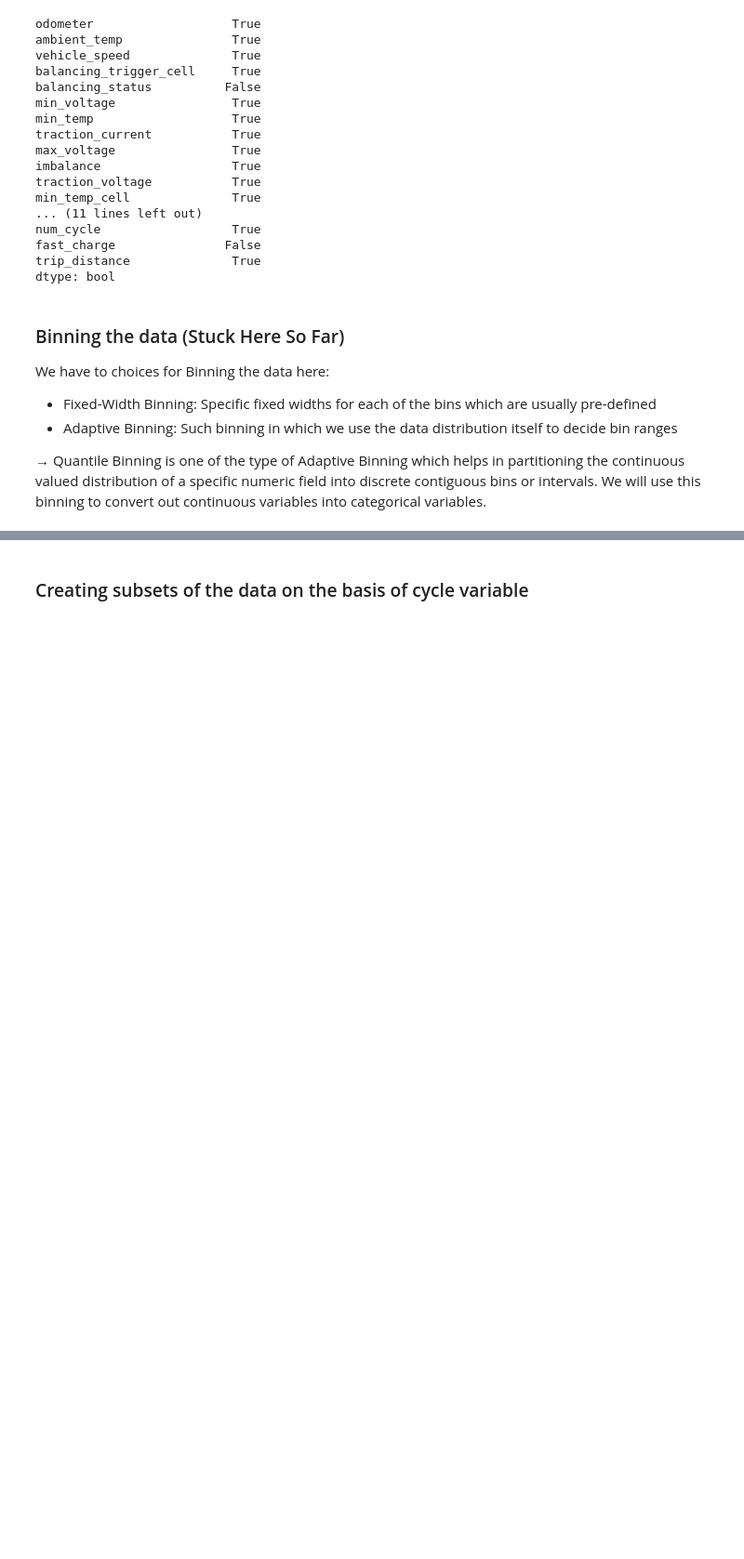
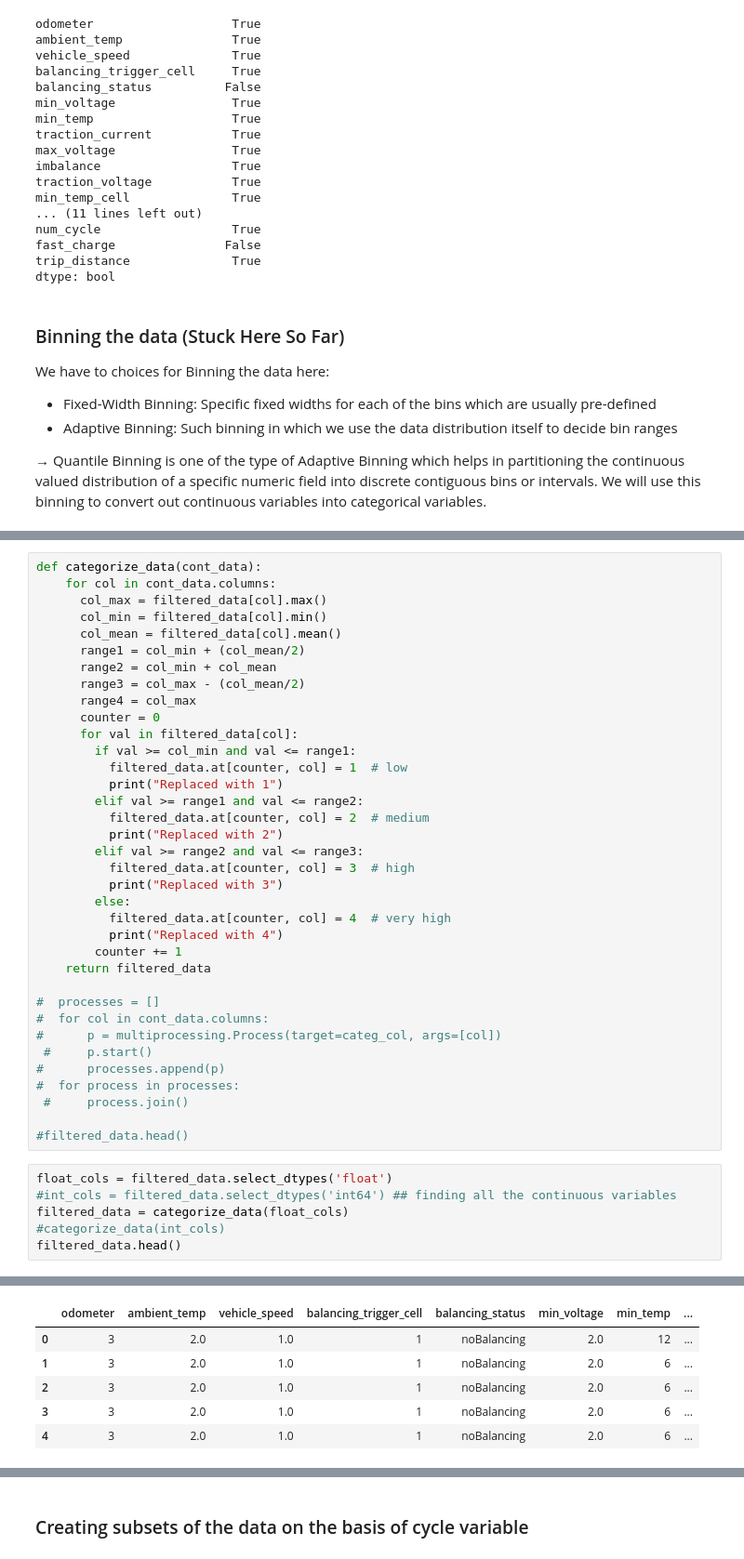
Before and after one commit to musman2012/ml-data_science, a Jupyter notebook: SOH_Prediction/Phase_II_ML.ipynb, the cells around one changed output, grey strips where cells are left out. Shown at 93% size. Saved outputs shown, nothing was run; the diff lists cells and outputs as text; blank space fills up the shorter version.

```diff
--- a/SOH_Prediction/Phase_II_ML.ipynb
+++ b/SOH_Prediction/Phase_II_ML.ipynb
@@ -101,0 +91,43 @@ TypeError: ignored
+# %%
+def categorize_data(cont_data):
+    for col in cont_data.columns:
+      col_max = filtered_data[col].max()
+      col_min = filtered_data[col].min()
+      col_mean = filtered_data[col].mean()
+      range1 = col_min + (col_mean/2)
+      range2 = col_min + col_mean
+      range3 = col_max - (col_mean/2)
+      range4 = col_max
+      counter = 0
+      for val in filtered_data[col]:
+        if val >= col_min and val <= range1:
+          filtered_data.at[counter, col] = 1  # low
+          print("Replaced with 1")
+        elif val >= range1 and val <= range2:
+          filtered_data.at[counter, col] = 2  # medium
+          print("Replaced with 2")
+        elif val >= range2 and val <= range3:
+          filtered_data.at[counter, col] = 3  # high
+          print("Replaced with 3")
+        else:
+          filtered_data.at[counter, col] = 4  # very high
+          print("Replaced with 4")
+        counter += 1
+    return filtered_data
+
+#  processes = []
+#  for col in cont_data.columns:
+#      p = multiprocessing.Process(target=categ_col, args=[col])
+ #     p.start()
+#      processes.append(p)
+#  for process in processes:
+ #     process.join()
+
+#filtered_data.head()
+# %%
+float_cols = filtered_data.select_dtypes('float')
+#int_cols = filtered_data.select_dtypes('int64') ## finding all the continuous variables
+filtered_data = categorize_data(float_cols)
+#categorize_data(int_cols)
+filtered_data.head()
+# %% [output]
@@ -101,0 +151,6 @@ TypeError: ignored
+|  | odometer | ambient_temp | vehicle_speed | balancing_trigger_cell | balancing_status | min_voltage | min_temp | ... |
+| 0 | 3 | 2.0 | 1.0 | 1 | noBalancing | 2.0 | 12 | ... |
+| 1 | 3 | 2.0 | 1.0 | 1 | noBalancing | 2.0 | 6 | ... |
+| 2 | 3 | 2.0 | 1.0 | 1 | noBalancing | 2.0 | 6 | ... |
+| 3 | 3 | 2.0 | 1.0 | 1 | noBalancing | 2.0 | 6 | ... |
+| 4 | 3 | 2.0 | 1.0 | 1 | noBalancing | 2.0 | 6 | ... |
```
Also changed, not shown: parts of 9 cells of this notebook.
